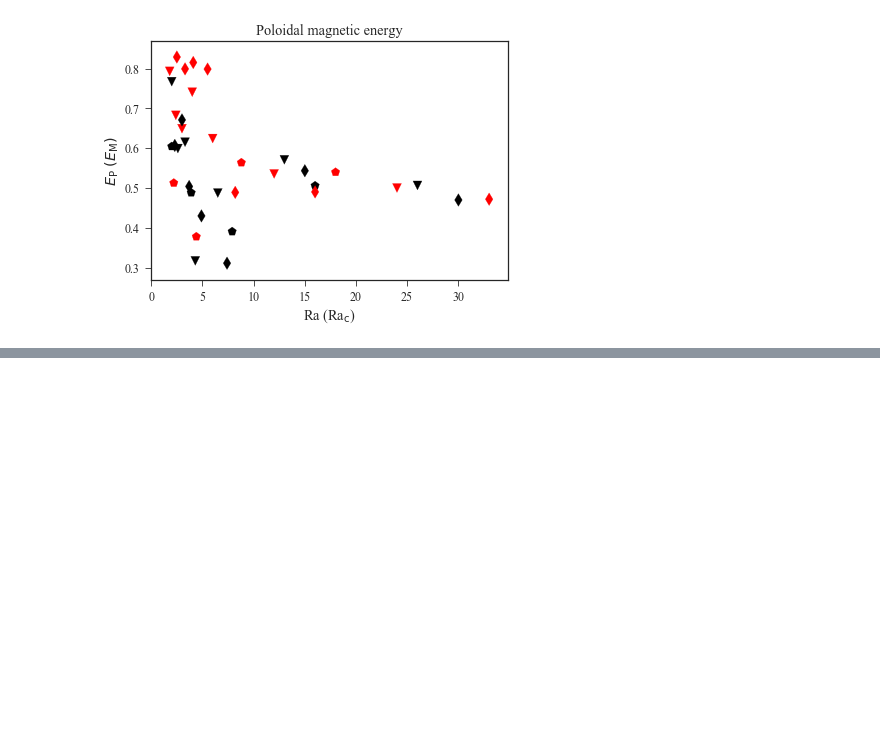
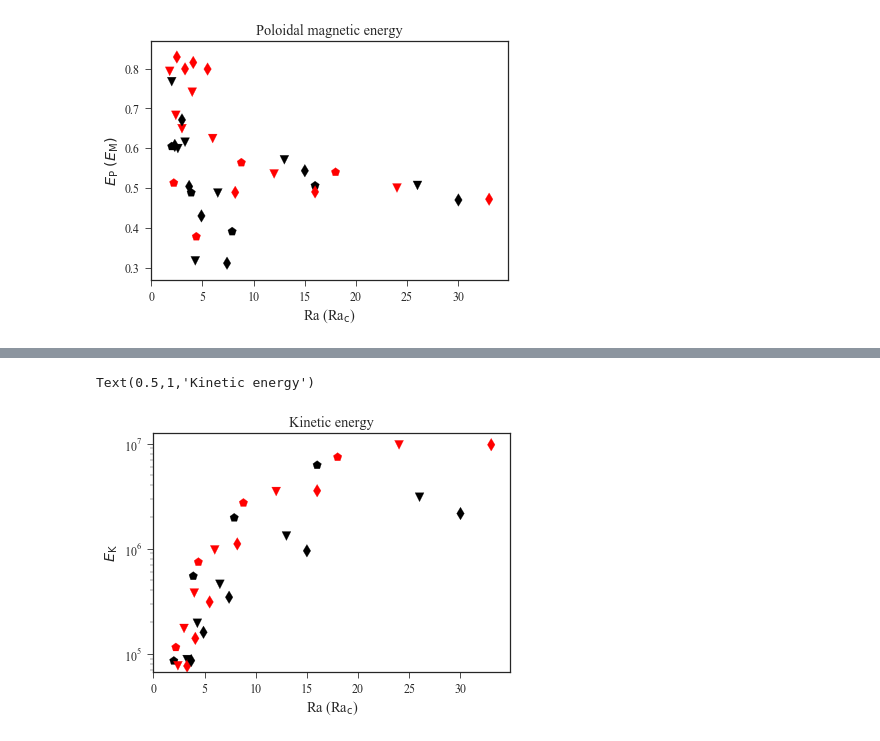
Before and after one commit to bzaire/Report_Sims, a Jupyter notebook: 6-Scaling.ipynb, the cells around one changed output, grey strips where cells are left out. Saved outputs shown, nothing was run; the diff lists cells and outputs as text; code cells hidden in the pictures; blank space fills up the shorter version.

```diff
--- a/6-Scaling.ipynb
+++ b/6-Scaling.ipynb
@@ -87,0 +114,11 @@ Text(0.5,1,'Poloidal magnetic energy')
+# %%
+P.scatter(sims3['Rac'], sims3['Ekin'], c=sims3['color'], marker='p', s=80)
+P.scatter(sims15['Rac'], sims15['Ekin'], c=sims15['color'], marker='v', s=80)
+P.scatter(sims1['Rac'], sims1['Ekin'], c=sims1['color'], marker='d', s=80)
+P.yscale('log')
+P.xlabel('Ra (Ra$_\mathrm{c}$)', fontsize='large')
+P.ylabel(r'$E_\mathrm{K}$', fontsize='large')
+P.title('Kinetic energy', fontsize='large')
+# %% [output]
+Text(0.5,1,'Kinetic energy')
+[figure, added]
```
Also changed, not shown: parts of 6 cells of this notebook, 9 other files.
